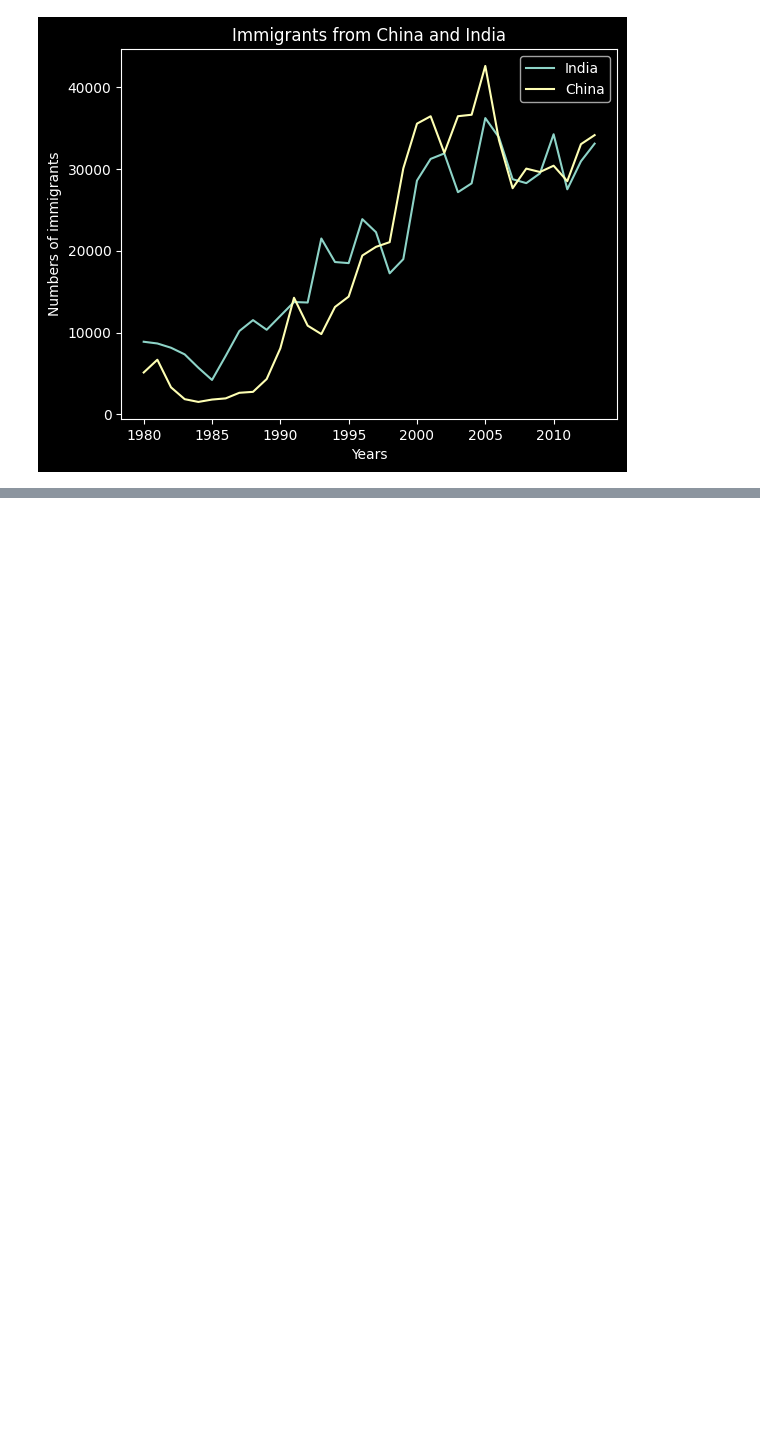
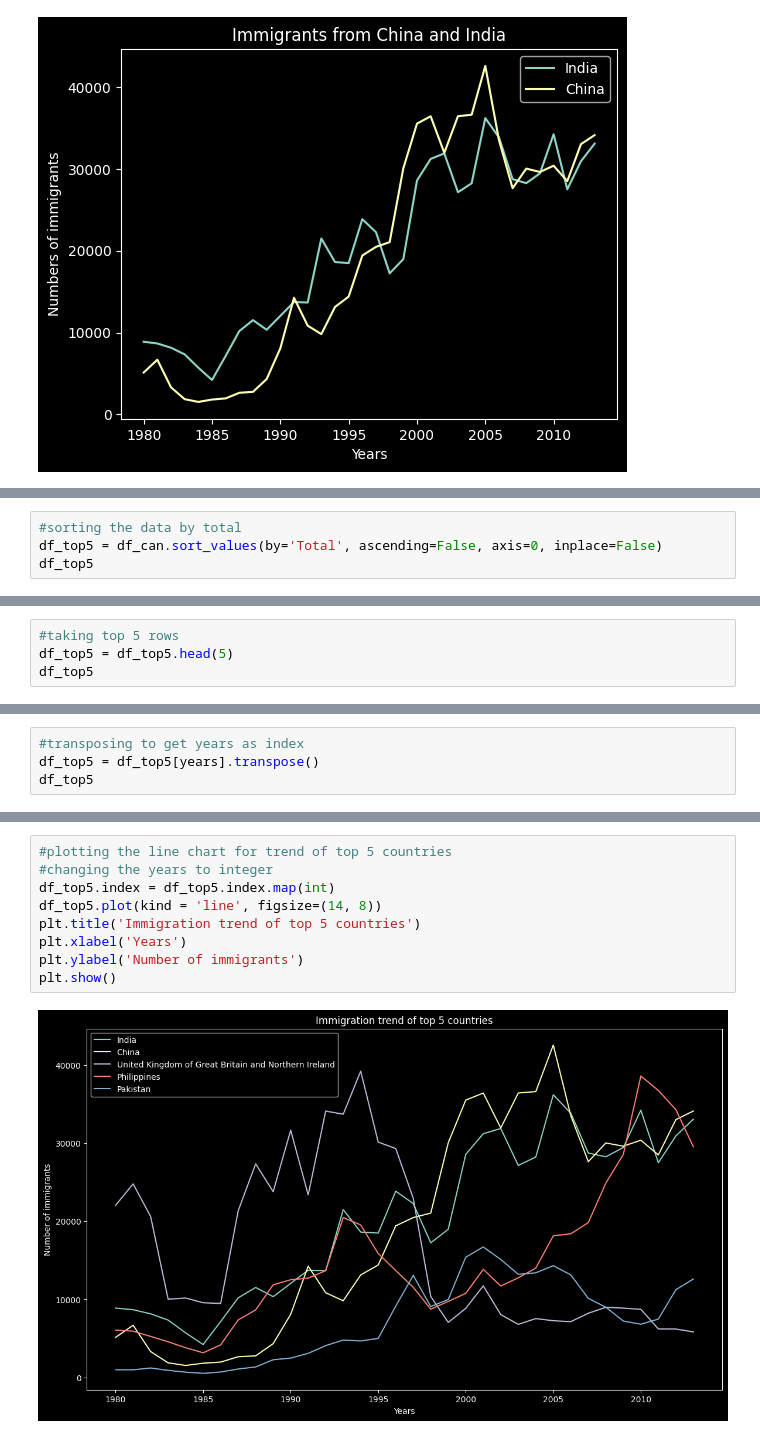
Before and after one commit to Mohwit/Data-Visualization, a Jupyter notebook: lineChart.ipynb, the cells around one changed output, grey strips where cells are left out. Saved outputs shown, nothing was run; the diff lists cells and outputs as text; blank space fills up the shorter version.

Commit message:
Created a line chart to compare trend of top 5 countries contributed to immigrants to Canada

```diff
--- a/lineChart.ipynb
+++ b/lineChart.ipynb
@@ -537,0 +540,4 @@ plt.show()
+# %%
+#sorting the data by total
+df_top5 = df_can.sort_values(by='Total', ascending=False, axis=0, inplace=False)
+df_top5
@@ -537,0 +558,4 @@ plt.show()
+# %%
+#taking top 5 rows
+df_top5 = df_top5.head(5)
+df_top5
@@ -537,0 +570,4 @@ plt.show()
+# %%
+#transposing to get years as index
+df_top5 = df_top5[years].transpose()
+df_top5
@@ -537,0 +592,11 @@ plt.show()
+# %%
+#plotting the line chart for trend of top 5 countries
+#changing the years to integer
+df_top5.index = df_top5.index.map(int)
+df_top5.plot(kind = 'line', figsize=(14, 8))
+plt.title('Immigration trend of top 5 countries')
+plt.xlabel('Years')
+plt.ylabel('Number of immigrants')
+plt.show()
+# %% [output]
+[figure, added]
```
Also changed, not shown: parts of 4 cells of this notebook.
